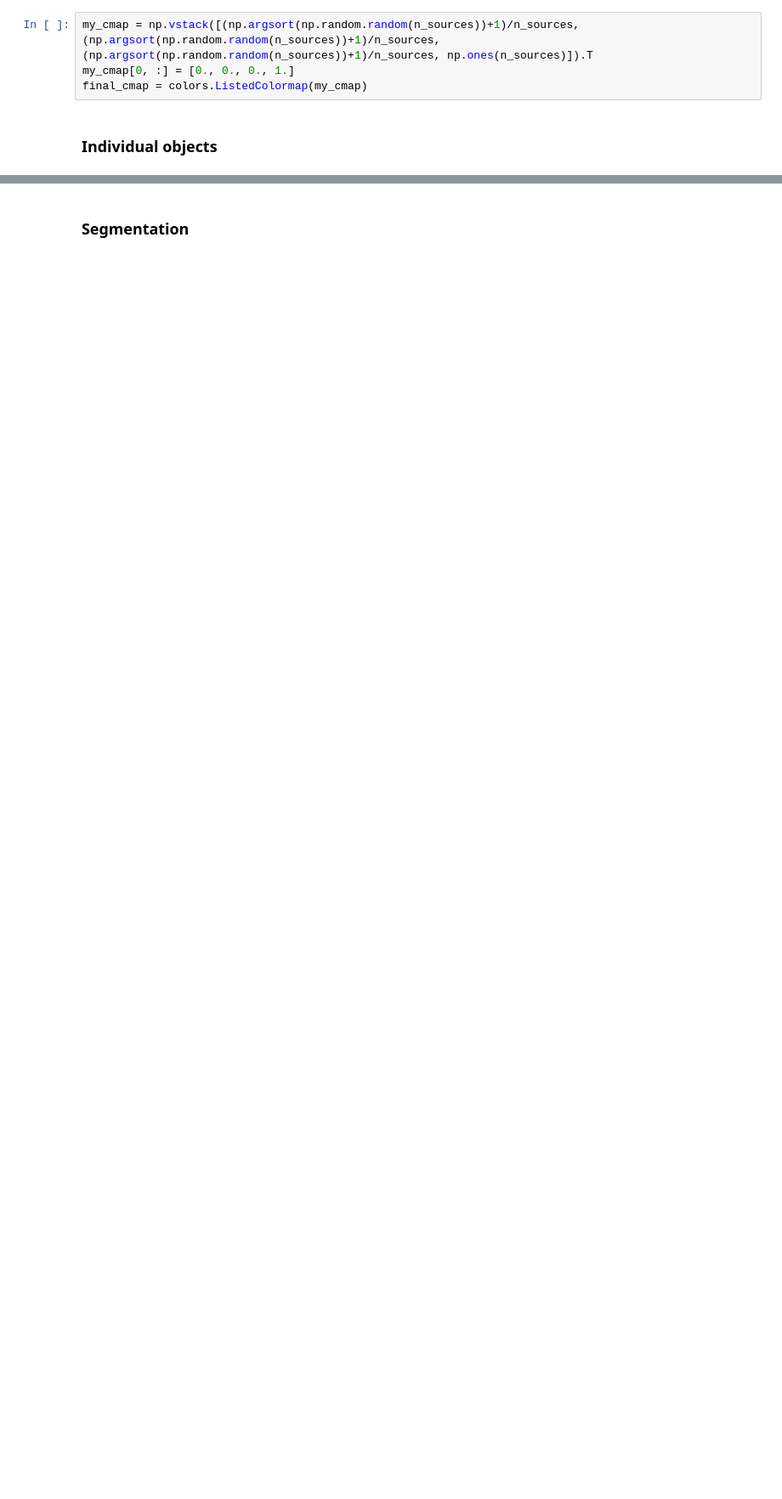
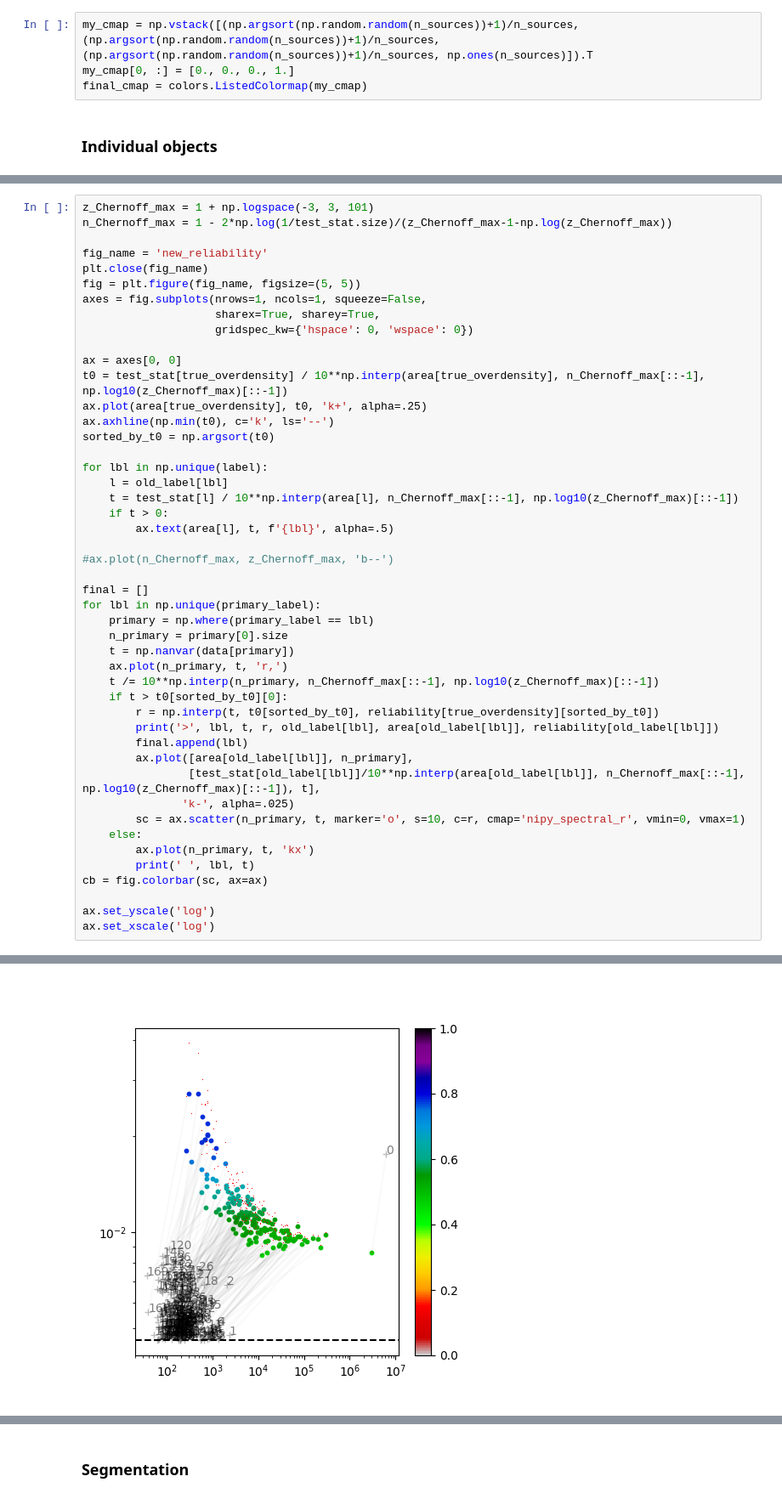
Before and after one commit to paranoya/image-processing, a Jupyter notebook: HOT.ipynb, the cells around one changed output, grey strips where cells are left out. Shown at 85% size. Cells and saved outputs as stored; diff of their text form; blank space fills up the shorter version.

```diff
--- a/HOT.ipynb
+++ b/HOT.ipynb
@@ -431,0 +555,48 @@ np.unique(primary_label), np.unique(new_primary_label), np.unique(new_primary_la
+# %%
+z_Chernoff_max = 1 + np.logspace(-3, 3, 101)
+n_Chernoff_max = 1 - 2*np.log(1/test_stat.size)/(z_Chernoff_max-1-np.log(z_Chernoff_max))
+
+fig_name = 'new_reliability'
+plt.close(fig_name)
+fig = plt.figure(fig_name, figsize=(5, 5))
+axes = fig.subplots(nrows=1, ncols=1, squeeze=False,
+                    sharex=True, sharey=True,
+                    gridspec_kw={'hspace': 0, 'wspace': 0})
+
+ax = axes[0, 0]
+t0 = test_stat[true_overdensity] / 10**np.interp(area[true_overdensity], n_Chernoff_max[::-1], np.log10(z_Chernoff_max)[::-1])
+ax.plot(area[true_overdensity], t0, 'k+', alpha=.25)
+ax.axhline(np.min(t0), c='k', ls='--')
+sorted_by_t0 = np.argsort(t0)
+
+for lbl in np.unique(label):
+    l = old_label[lbl]
+    t = test_stat[l] / 10**np.interp(area[l], n_Chernoff_max[::-1], np.log10(z_Chernoff_max)[::-1])
+    if t > 0:
+        ax.text(area[l], t, f'{lbl}', alpha=.5)
+
+#ax.plot(n_Chernoff_max, z_Chernoff_max, 'b--')
+
+final = []
+for lbl in np.unique(primary_label):
+    primary = np.where(primary_label == lbl)
+    n_primary = primary[0].size
+    t = np.nanvar(data[primary])
+    ax.plot(n_primary, t, 'r,')
+    t /= 10**np.interp(n_primary, n_Chernoff_max[::-1], np.log10(z_Chernoff_max)[::-1])
+    if t > t0[sorted_by_t0][0]:
+        r = np.interp(t, t0[sorted_by_t0], reliability[true_overdensity][sorted_by_t0])
+        print('>', lbl, t, r, old_label[lbl], area[old_label[lbl]], reliability[old_label[lbl]])
+        final.append(lbl)
+        ax.plot([area[old_label[lbl]], n_primary],
+                [test_stat[old_label[lbl]]/10**np.interp(area[old_label[lbl]], n_Chernoff_max[::-1], np.log10(z_Chernoff_max)[::-1]), t],
+               'k-', alpha=.025)
+        sc = ax.scatter(n_primary, t, marker='o', s=10, c=r, cmap='nipy_spectral_r', vmin=0, vmax=1)
+    else:
+        ax.plot(n_primary, t, 'kx')
+        print(' ', lbl, t)
+cb = fig.colorbar(sc, ax=ax)
+
+ax.set_yscale('log')
+ax.set_xscale('log')
+# %% [output]
@@ -431,0 +620 @@ np.unique(primary_label), np.unique(new_primary_label), np.unique(new_primary_la
+[figure, added]
```
Also changed, not shown: parts of 25 cells of this notebook, 1 other file.
